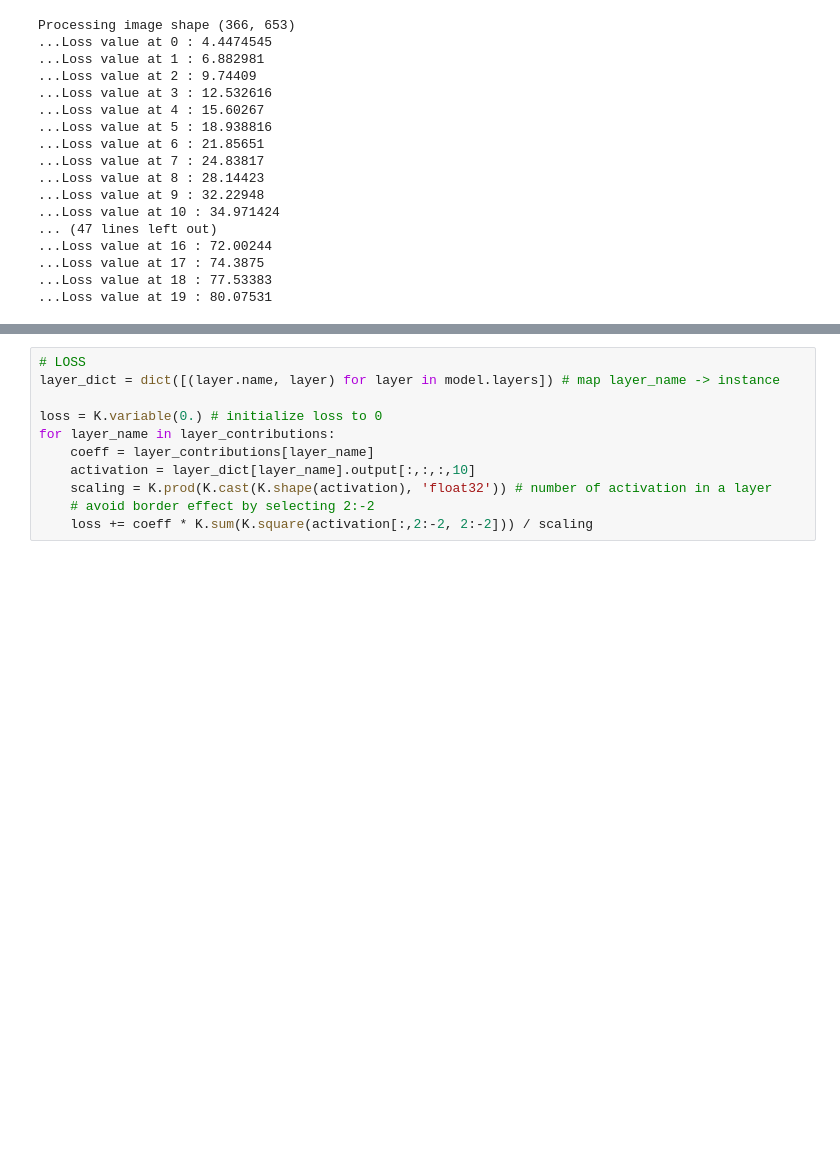
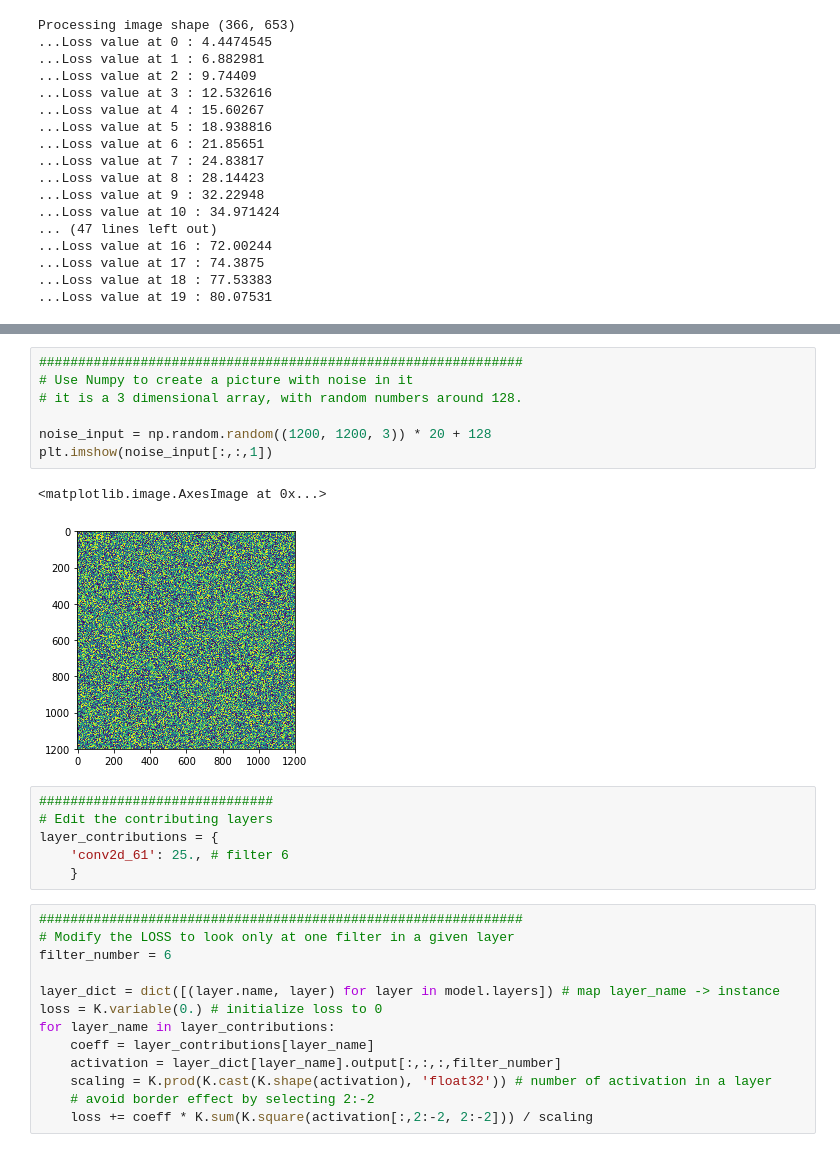
Before and after one commit to flacout/deep-dream-demo, a Jupyter notebook: DeepDream_solution.ipynb, the cells around one changed output, grey strips where cells are left out. Cells and saved outputs as stored; diff of their text form; blank space fills up the shorter version.

```diff
--- a/DeepDream_solution.ipynb
+++ b/DeepDream_solution.ipynb
@@ -296,11 +290,29 @@ layer_contributions = {
+# %%
+##############################################################
+# Use Numpy to create a picture with noise in it
+# it is a 3 dimensional array, with random numbers around 128.
+
+noise_input = np.random.random((1200, 1200, 3)) * 20 + 128
+plt.imshow(noise_input[:,:,1])
+# %% [output]
+<matplotlib.image.AxesImage at 0x...>
+[figure, added]
+# %%
+##############################
+# Edit the contributing layers
+layer_contributions = {
+    'conv2d_61': 25., # filter 6
+    }
 # %%
-# LOSS
+##############################################################
+# Modify the LOSS to look only at one filter in a given layer
+filter_number = 6
+
 layer_dict = dict([(layer.name, layer) for layer in model.layers]) # map layer_name -> instance
-
 loss = K.variable(0.) # initialize loss to 0
 for layer_name in layer_contributions:
     coeff = layer_contributions[layer_name]
-    activation = layer_dict[layer_name].output[:,:,:,10]
+    activation = layer_dict[layer_name].output[:,:,:,filter_number]
     scaling = K.prod(K.cast(K.shape(activation), 'float32')) # number of activation in a layer
     # avoid border effect by selecting 2:-2
     loss += coeff * K.sum(K.square(activation[:,2:-2, 2:-2])) / scaling
```
Also changed, not shown: parts of 12 cells of this notebook, 2 other files.
